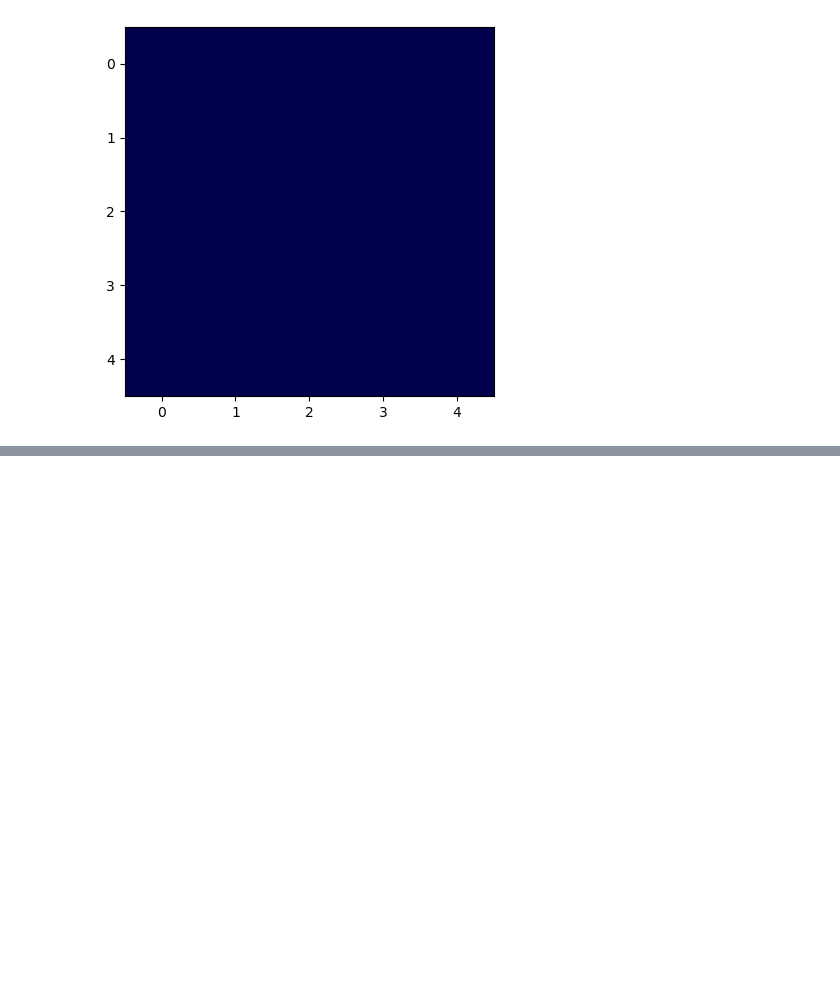
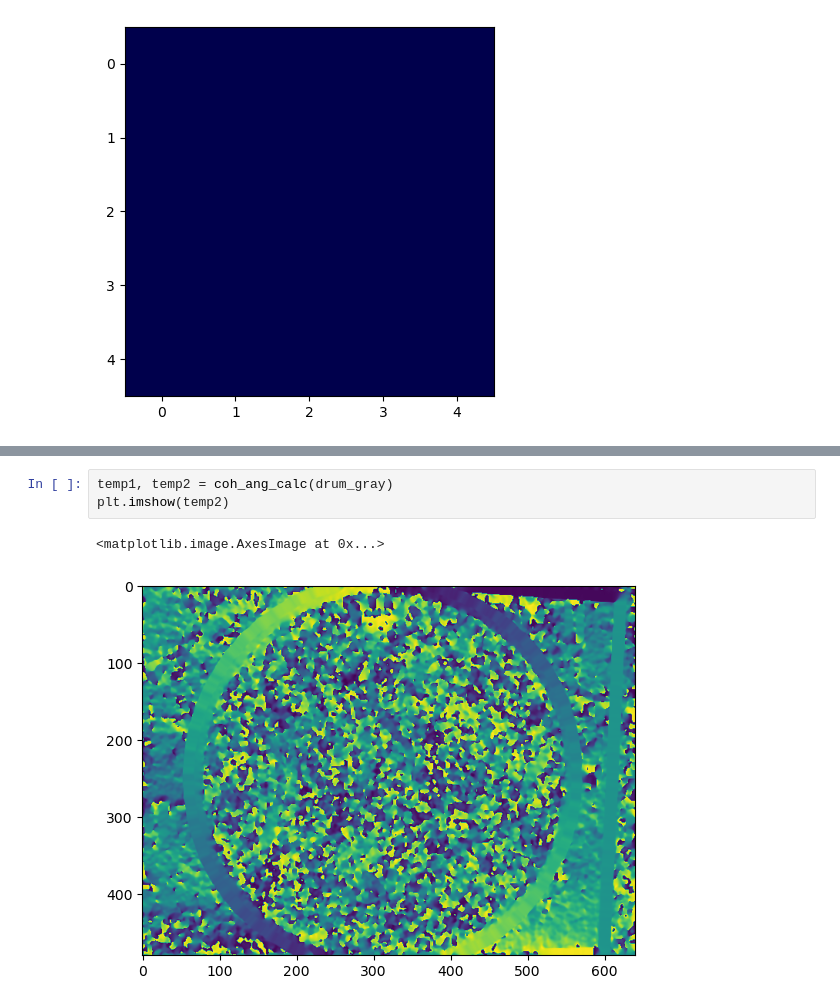
Before and after one commit to wernst24/bobdiffusion, a Jupyter notebook: experiment.ipynb, the cells around one changed output, grey strips where cells are left out. Cells and saved outputs as stored; diff of their text form; blank space fills up the shorter version.

```diff
--- a/experiment.ipynb
+++ b/experiment.ipynb
@@ -175,0 +191,6 @@ plt.imshow(filtered_img)
+# %%
+temp1, temp2 = coh_ang_calc(drum_gray)
+plt.imshow(temp2)
+# %% [output]
+<matplotlib.image.AxesImage at 0x...>
+[figure, added]
```
Also changed, not shown: parts of 6 cells of this notebook.
